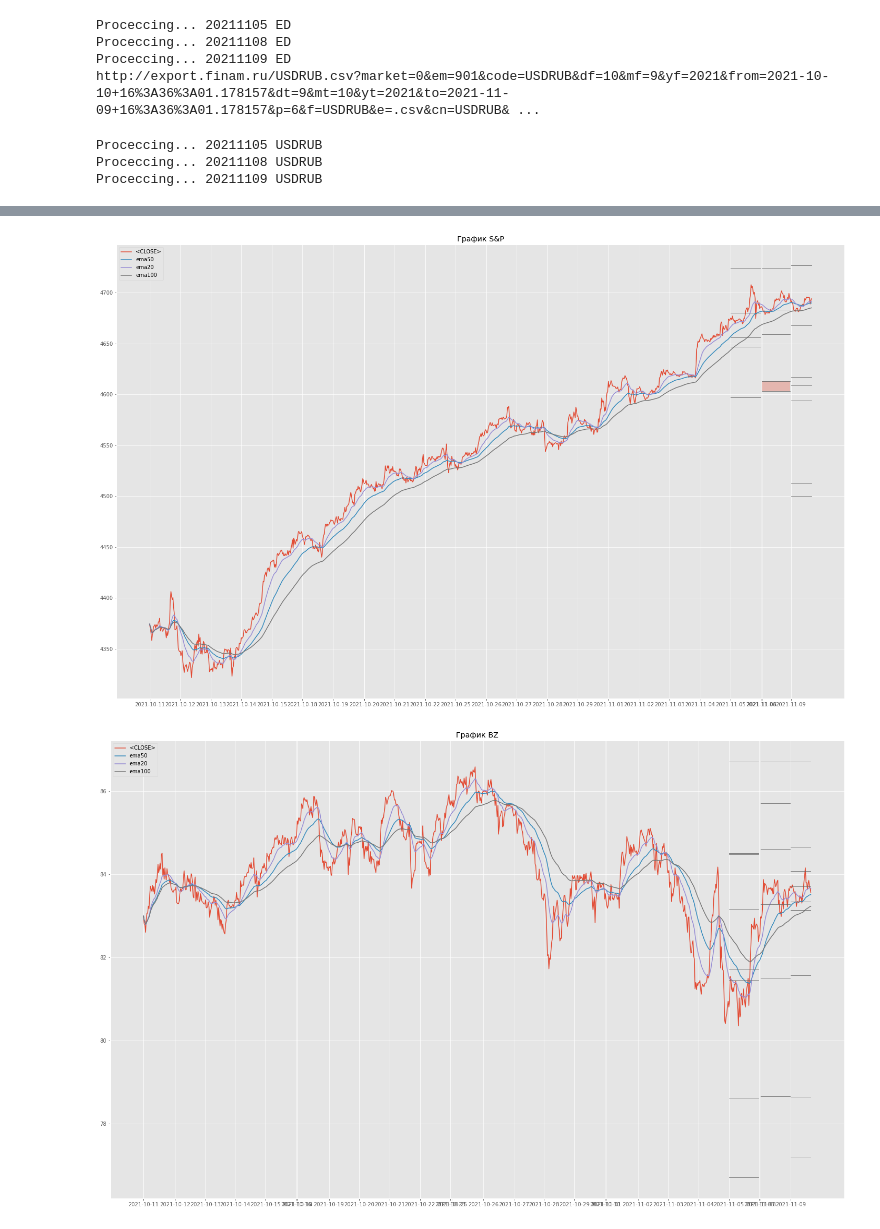
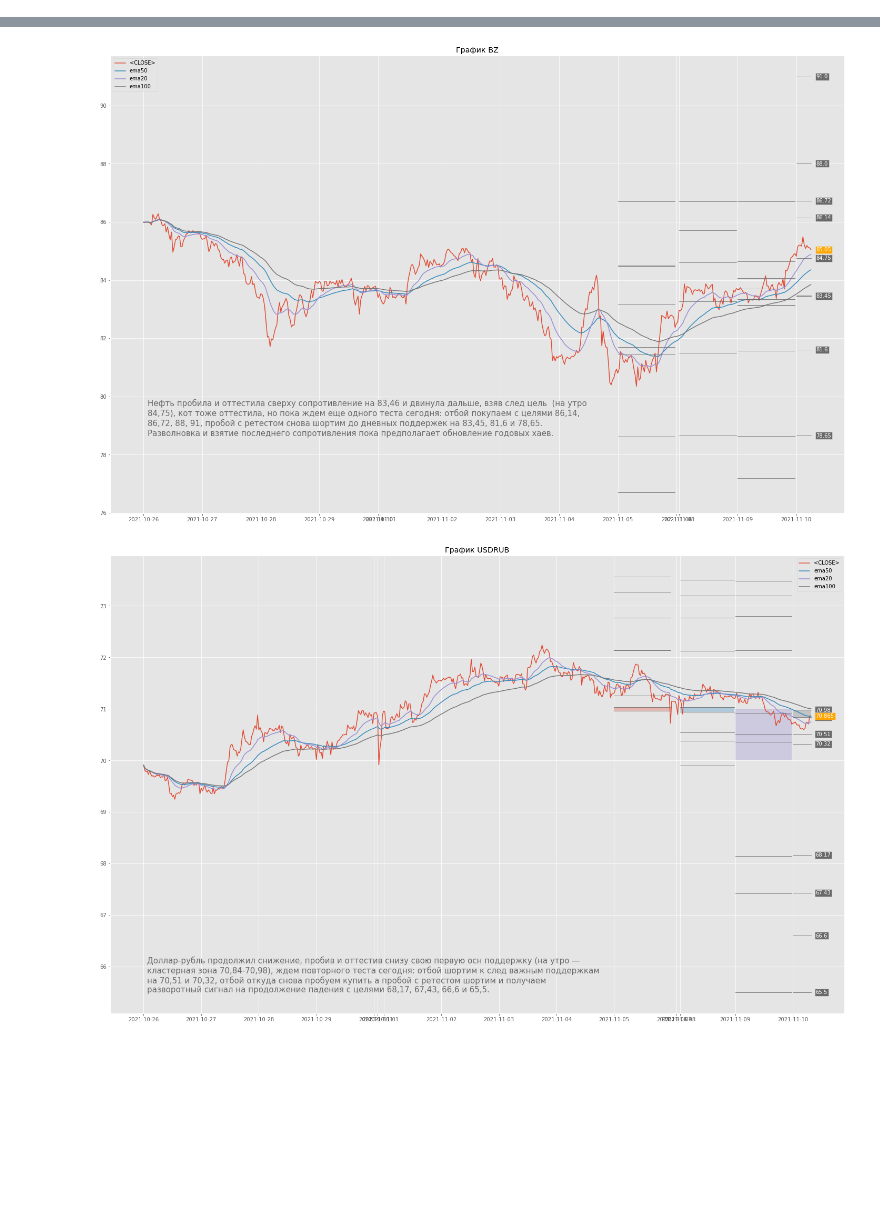
Before and after one commit to semalis/python_yahoo_finam_fred, a Jupyter notebook: RomanAndreev/start.ipynb, the cells around one changed output, grey strips where cells are left out. Saved outputs shown, nothing was run; the diff lists cells and outputs as text; code cells hidden in the pictures; blank space fills up the shorter version.

```diff
--- a/RomanAndreev/start.ipynb
+++ b/RomanAndreev/start.ipynb
@@ -25,10 +25,10 @@ from miner import *
 #Список инструментов, которые анализирует Роман. Тикер - токен: тикер это торгуемый актив, а токен - его привычное название.
 # Ключ в словаре tickers ДОЛЖЕН СТРОГО СООТВЕТСТВОВАТЬ ключу в словаре symbols (в модуле загрузки котировок с Финама)
 tickers = {'MICEX' : 'ММВБ',
-           'GD' : 'Золото',
+           # 'GD' : 'Золото',
            'S&P' : 'СиПи',
            'BZ' : 'Нефть',
-           'ED' : 'Евро-доллар',
+           # 'ED' : 'Евро-доллар',
            'USDRUB' : 'Доллар-рубль'}
 
 ######################## Помощники при семантическом;) разборе предложения для поиска ценовых уровней ####################
@@ -129,7 +129,7 @@ def sign_levels (candles, levels, advice):
 #по датам в файлах с именами ГГГГММДД.txt в обычном текстовом формате
 def start_function(path):
     days_with_levels = 7 #за какое количество дней назад от сегодняшнего показывать уровни рекомендаций
-    days_for_chart = 30 #за какое количество дней строить общий график
+    days_for_chart = 15 #за какое количество дней строить общий график
     time_frame = '30min' #какой тайм-фрейм использовать для графика
     #Проход по всем тикерам в списке рекомендаций
     for ticker in tickers:
@@ -160,7 +160,7 @@ def start_function(path):
                         draw_levels(ToDate(current_date), candles, levels)
                         draw_zones(ToDate(current_date), candles, zones)
         #Подписываем уровни "свежих" (сегодняшних) рекомендаций
-        #sign_levels(candles, last_levels, last_advice)
+        sign_levels(candles, last_levels, last_advice)
 
 #Запуск!
 path_ = 'Comments/'
@@ -186,7 +188,0 @@ http://export.finam.ru/ED.csv?market=0&em=83&code=ED&df=10&mf=9&yf=2021&from=202
-Proceccing... 20211105 ED
-Proceccing... 20211108 ED
-Proceccing... 20211109 ED
-http://export.finam.ru/USDRUB.csv?market=0&em=901&code=USDRUB&df=10&mf=9&yf=2021&from=2021-10-10+16%3A36%3A01.178157&dt=9&mt=10&yt=2021&to=2021-11-09+16%3A36%3A01.178157&p=6&f=USDRUB&e=.csv&cn=USDRUB& ...
-Proceccing... 20211105 USDRUB
-Proceccing... 20211108 USDRUB
-Proceccing... 20211109 USDRUB
@@ -195,2 +191,2 @@ Proceccing... 20211109 USDRUB
-[figure, old version]
+[figure, new version]
-[figure, old version]
+[figure, new version]
```
Also changed, not shown: parts of 1 cell of this notebook, 4 other files.
